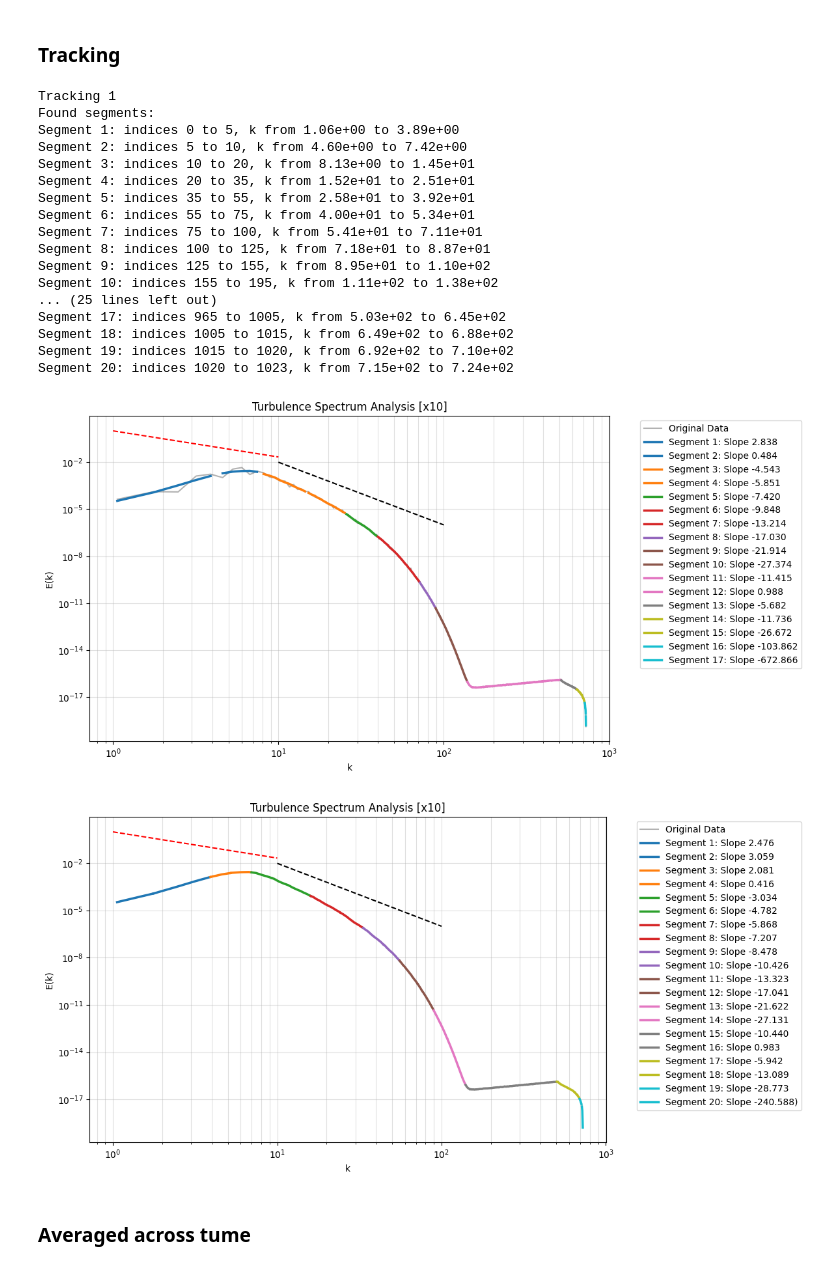
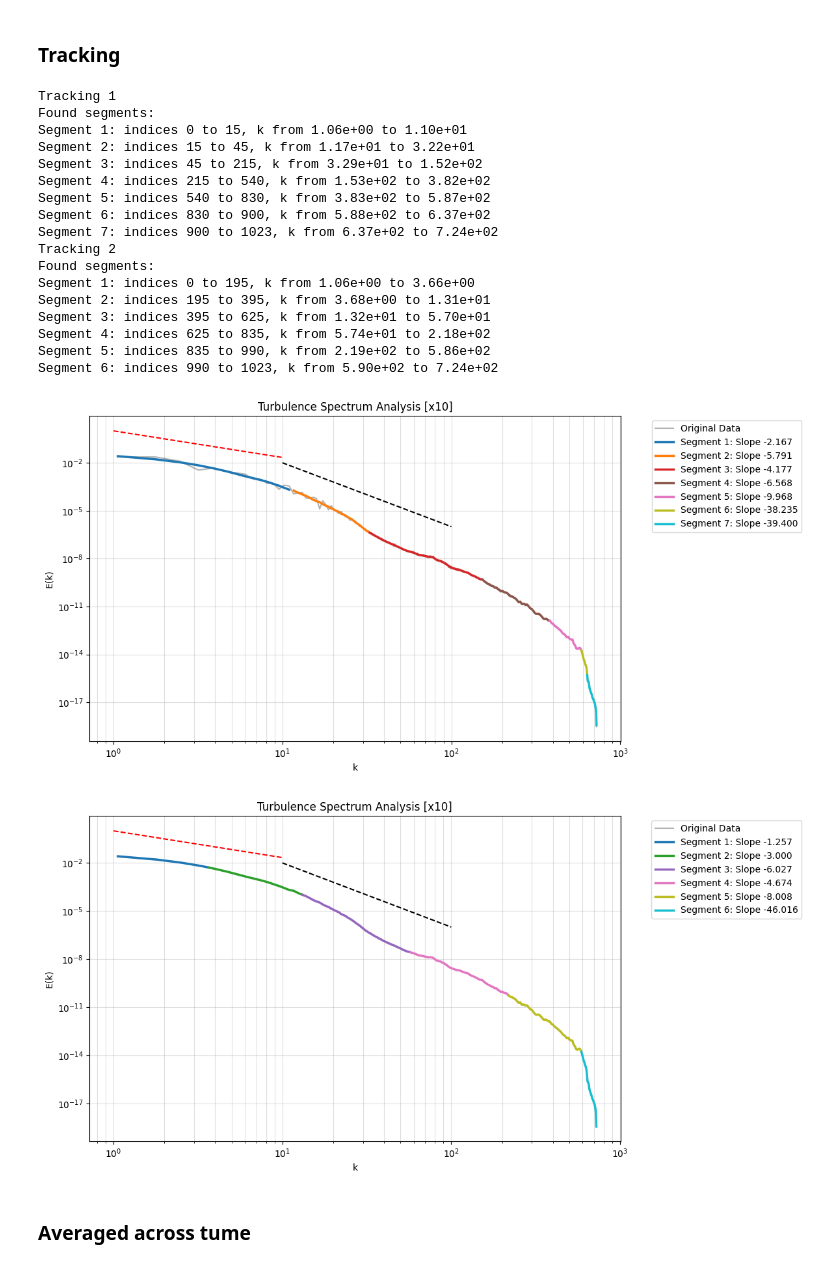
Before and after one commit to red1ithink/EnergySpectrum, a Jupyter notebook: tracking_range.ipynb, the cells around one changed output. Saved outputs shown, nothing was run; the diff lists cells and outputs as text; code cells hidden in the pictures.

```diff
--- a/tracking_range.ipynb
+++ b/tracking_range.ipynb
@@ -62,33 +62,33 @@ plt.show()
 # %% [markdown]
 ### Tracking ###
 # %%
-file = '../proceed_data/proceed_data_v_10/processed_data_u/6_ux_uy_data.txt'
+file = '../proceed_data/proceed_data_v_given/processed_data_u/150_ux_uy_data.txt'
 print('Tracking 1')
-tr.tracking(file, 1e-1, 'x10')
+tr.tracking(file, 10, 'x10')
 compared_line()
 print('Tracking 2')
-tr.tracking2(file, 1e-1, 'x10')
+tr.tracking2(file, 10, 'x10')
 compared_line()
 # %% [output]
 Tracking 1
 Found segments:
-Segment 1: indices 0 to 5, k from 1.06e+00 to 3.89e+00
-Segment 2: indices 5 to 10, k from 4.60e+00 to 7.42e+00
-Segment 3: indices 10 to 20, k from 8.13e+00 to 1.45e+01
-Segment 4: indices 20 to 35, k from 1.52e+01 to 2.51e+01
-Segment 5: indices 35 to 55, k from 2.58e+01 to 3.92e+01
-Segment 6: indices 55 to 75, k from 4.00e+01 to 5.34e+01
-Segment 7: indices 75 to 100, k from 5.41e+01 to 7.11e+01
-Segment 8: indices 100 to 125, k from 7.18e+01 to 8.87e+01
-Segment 9: indices 125 to 155, k from 8.95e+01 to 1.10e+02
-Segment 10: indices 155 to 195, k from 1.11e+02 to 1.38e+02
-... (25 lines left out)
-Segment 17: indices 965 to 1005, k from 5.03e+02 to 6.45e+02
-Segment 18: indices 1005 to 1015, k from 6.49e+02 to 6.88e+02
-Segment 19: indices 1015 to 1020, k from 6.92e+02 to 7.10e+02
-Segment 20: indices 1020 to 1023, k from 7.15e+02 to 7.24e+02
+Segment 1: indices 0 to 15, k from 1.06e+00 to 1.10e+01
+Segment 2: indices 15 to 45, k from 1.17e+01 to 3.22e+01
+Segment 3: indices 45 to 215, k from 3.29e+01 to 1.52e+02
+Segment 4: indices 215 to 540, k from 1.53e+02 to 3.82e+02
+Segment 5: indices 540 to 830, k from 3.83e+02 to 5.87e+02
+Segment 6: indices 830 to 900, k from 5.88e+02 to 6.37e+02
+Segment 7: indices 900 to 1023, k from 6.37e+02 to 7.24e+02
+Tracking 2
+Found segments:
+Segment 1: indices 0 to 195, k from 1.06e+00 to 3.66e+00
+Segment 2: indices 195 to 395, k from 3.68e+00 to 1.31e+01
+Segment 3: indices 395 to 625, k from 1.32e+01 to 5.70e+01
+Segment 4: indices 625 to 835, k from 5.74e+01 to 2.18e+02
+Segment 5: indices 835 to 990, k from 2.19e+02 to 5.86e+02
+Segment 6: indices 990 to 1023, k from 5.90e+02 to 7.24e+02
-[figure, old version]
+[figure, new version]
-[figure, old version]
+[figure, new version]
 # %% [markdown]
 ### Averaged across tume ###
 # %%
```
Also changed, not shown: parts of 1 cell of this notebook, 1 other file.
